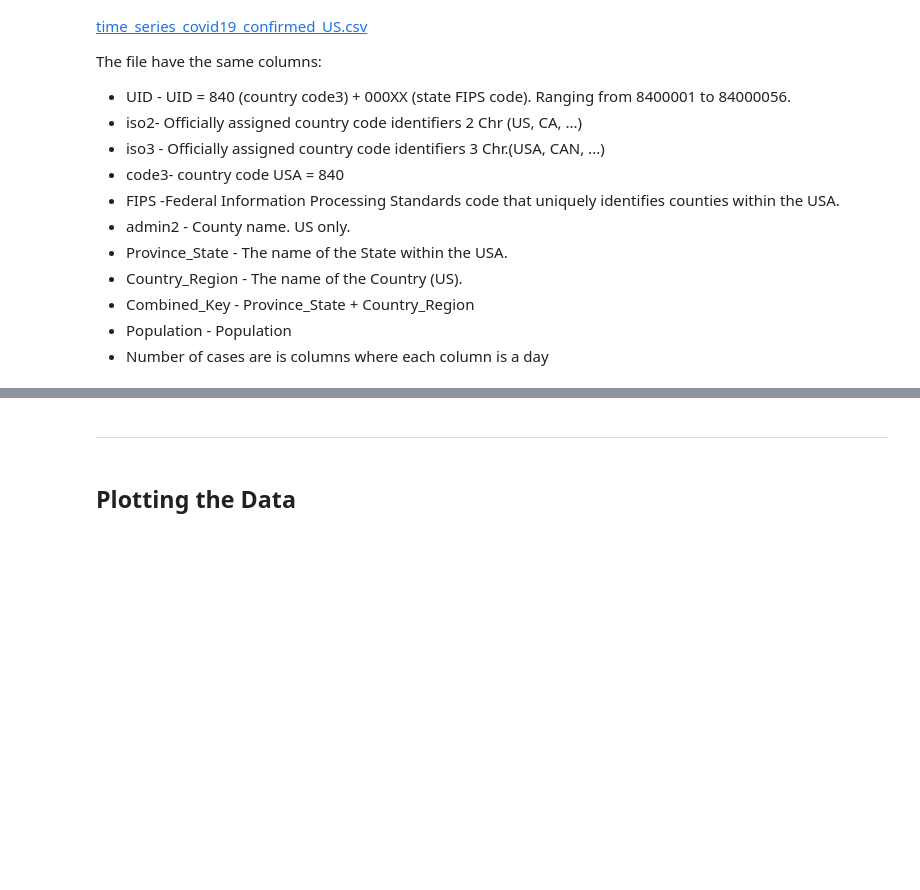
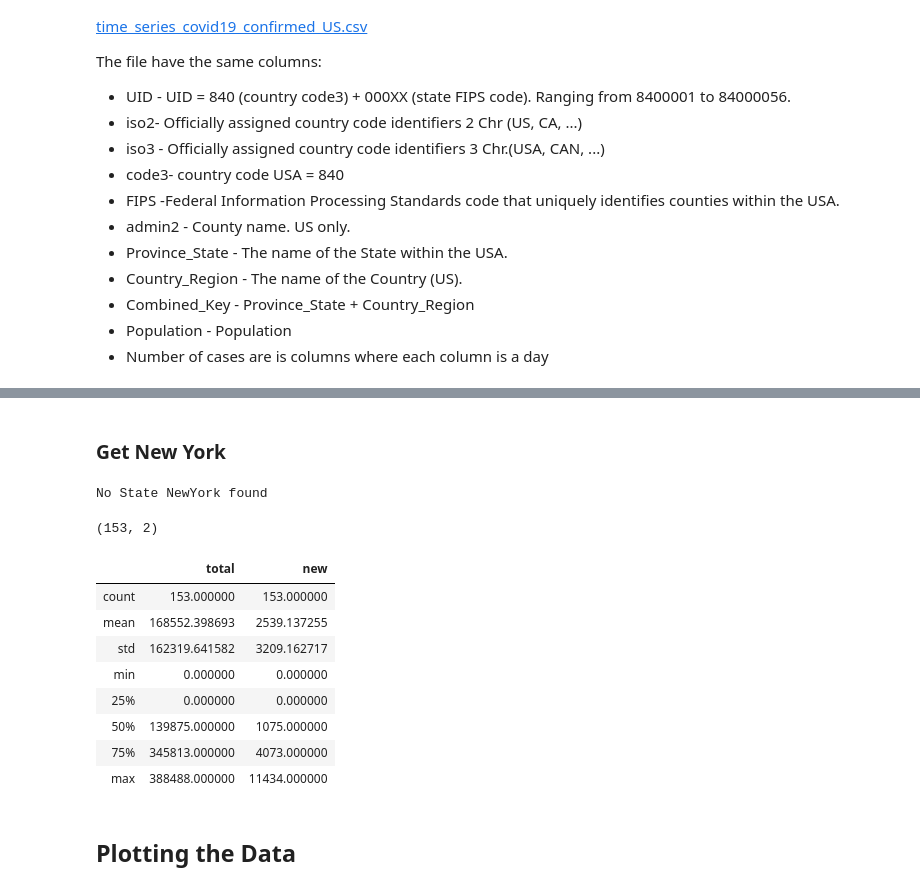
Before and after one commit to sahussain/Udacity-MLEN-CapstoneProject, a Jupyter notebook: Notebooks/TSFMs2 .ipynb, the cells around one changed output, grey strips where cells are left out. Drawn from its saved outputs; the diff is of its cells as text; code cells hidden in the pictures; blank space fills up the shorter version.

```diff
--- a/Notebooks/TSFMs2 .ipynb
+++ b/Notebooks/TSFMs2 .ipynb
@@ -118,8 +196,44 @@ covid_df.head()
+# %%
+## create total cases and new cases
+
+def getCases(df, aState):
+    # create total cases column
+    error = 0
+    try:
+        df = pd.DataFrame(index=df.index, data=df[aState].values, columns=["total"])
+        #print(dtf.head())
+        # create daily changes column
+        df["new"] = df["total"] - df["total"].shift(1)
+        # Handling Missing Values
+        df["new"] = df["new"].fillna(method='bfill')
+    except:
+        print("No State " + aState + " found")
+        error = 1
+        df = pd.DataFrame()
+    return [df, error]
+# %% [markdown]
+### Get New York
+# %%
+covid_df_NY = getCases(covid_df, 'NewYork')[0]
+# %% [output]
+No State NewYork found
+# %%
+covid_df_NY = getCases(covid_df, 'New York')[0]
 # %%
-print(covid_df.shape)
+print(covid_df_NY.shape)
+# %% [output]
+(153, 2)
 # %%
-covid_df.describe()
+covid_df_NY.describe()
+# %% [output]
+|  | total | new |
+| count | 153.000000 | 153.000000 |
+| mean | 168552.398693 | 2539.137255 |
+| std | 162319.641582 | 3209.162717 |
+| min | 0.000000 | 0.000000 |
+| 25% | 0.000000 | 0.000000 |
+| 50% | 139875.000000 | 1075.000000 |
+| 75% | 345813.000000 | 4073.000000 |
+| max | 388488.000000 | 11434.000000 |
-# %% [markdown]
------
 # %% [markdown]
 ## Plotting the Data
```
Also changed, not shown: parts of 25 cells of this notebook.
